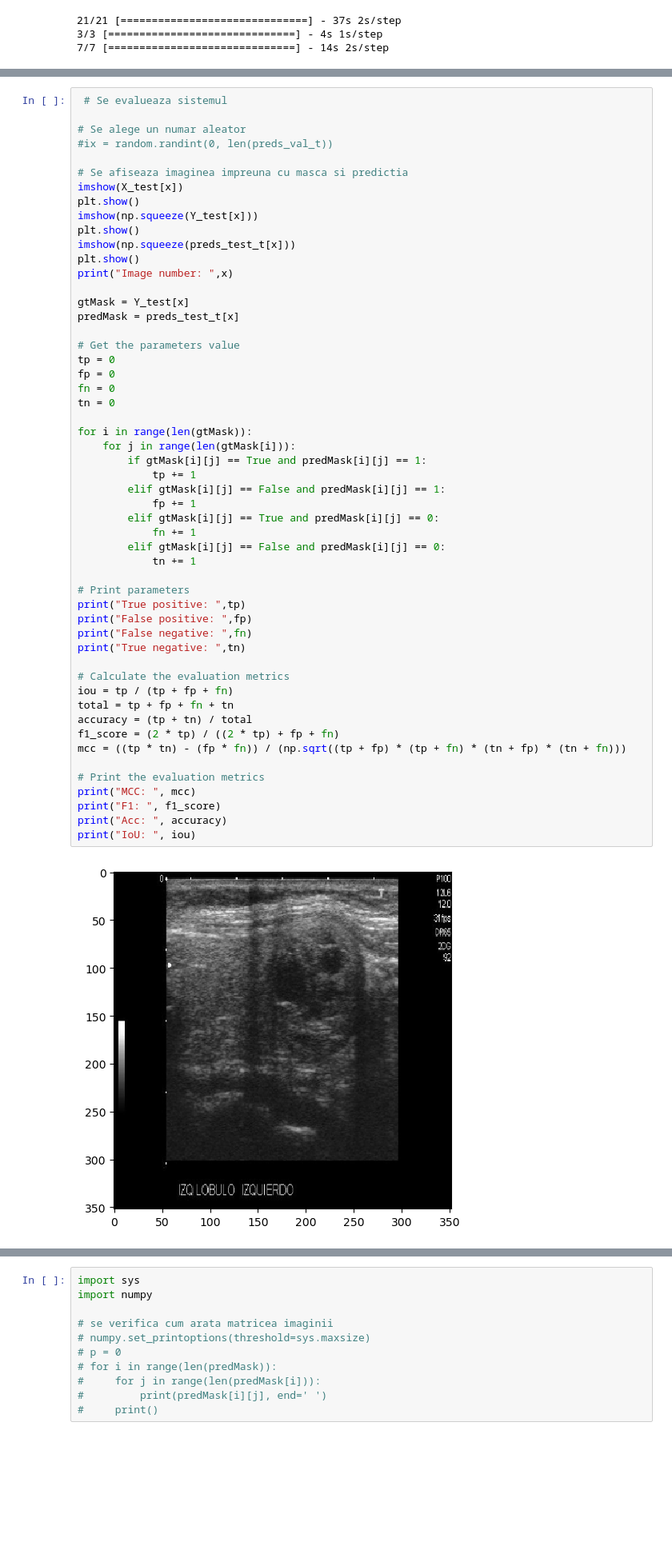
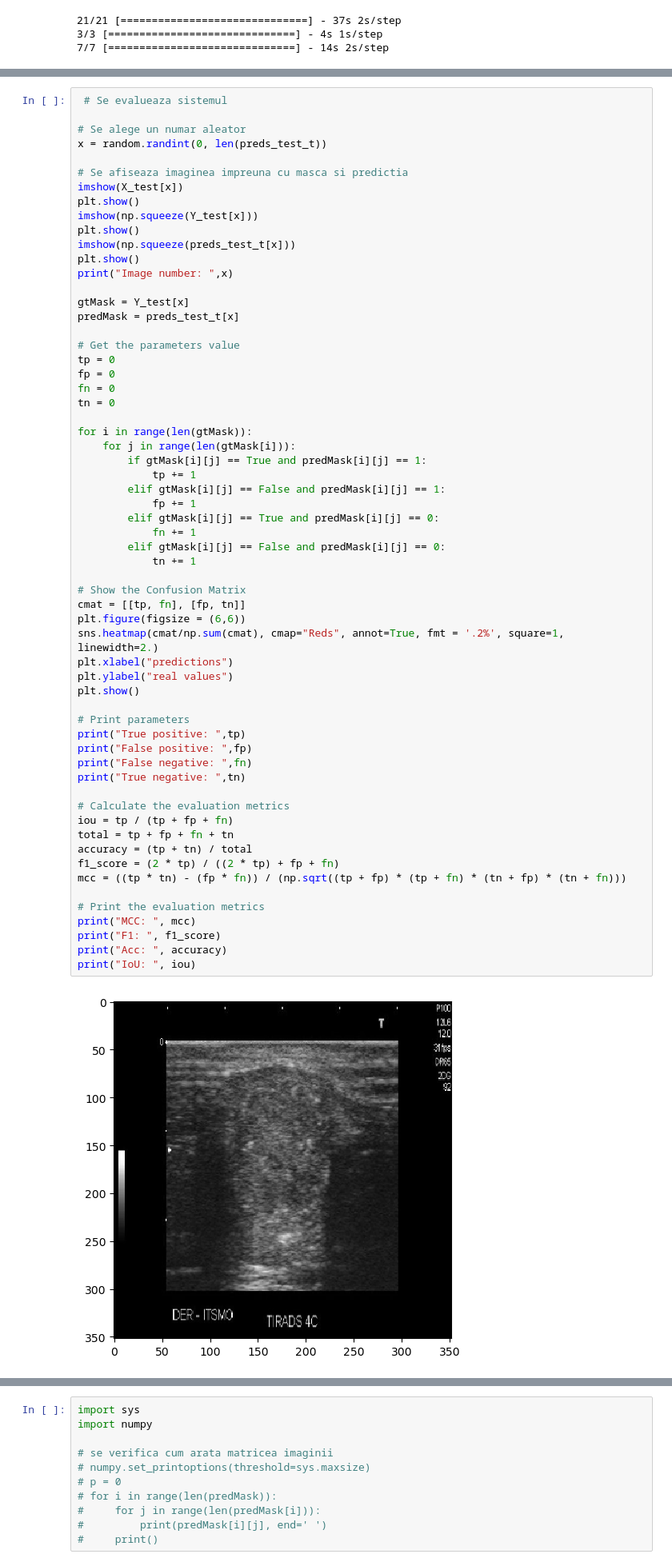
Before and after one commit to LaraTaras/Disertatie_, a Jupyter notebook: jupyternotebook/Unet Model.ipynb, the cells around one changed output, grey strips where cells are left out. Shown at 80% size. Saved outputs shown, nothing was run; the diff lists cells and outputs as text; blank space fills up the shorter version.

```diff
--- a/jupyternotebook/Unet Model.ipynb
+++ b/jupyternotebook/Unet Model.ipynb
@@ -243,7 +243,7 @@ Image number:  95
  # Se evalueaza sistemul
 
 # Se alege un numar aleator
-#ix = random.randint(0, len(preds_val_t))
+x = random.randint(0, len(preds_test_t))
 
 # Se afiseaza imaginea impreuna cu masca si predictia
 imshow(X_test[x])
@@ -266,31 +266,39 @@ tn = 0
 for i in range(len(gtMask)):
     for j in range(len(gtMask[i])):
         if gtMask[i][j] == True and predMask[i][j] == 1:
             tp += 1
         elif gtMask[i][j] == False and predMask[i][j] == 1:
             fp += 1
         elif gtMask[i][j] == True and predMask[i][j] == 0:
             fn += 1
         elif gtMask[i][j] == False and predMask[i][j] == 0:
             tn += 1
 
+# Show the Confusion Matrix
+cmat = [[tp, fn], [fp, tn]]
+plt.figure(figsize = (6,6))
+sns.heatmap(cmat/np.sum(cmat), cmap="Reds", annot=True, fmt = '.2%', square=1,   linewidth=2.)
+plt.xlabel("predictions")
+plt.ylabel("real values")
+plt.show()
+
 # Print parameters
 print("True positive: ",tp)
 print("False positive: ",fp)
 print("False negative: ",fn)
 print("True negative: ",tn)
 
 # Calculate the evaluation metrics
 iou = tp / (tp + fp + fn)
 total = tp + fp + fn + tn
 accuracy = (tp + tn) / total
 f1_score = (2 * tp) / ((2 * tp) + fp + fn)
 mcc = ((tp * tn) - (fp * fn)) / (np.sqrt((tp + fp) * (tp + fn) * (tn + fp) * (tn + fn)))
 
 # Print the evaluation metrics
 print("MCC: ", mcc)
 print("F1: ", f1_score)
 print("Acc: ", accuracy)
 print("IoU: ", iou)
 # %% [output]
-[figure, old version]
+[figure, new version]
```
Also changed, not shown: parts of 4 cells of this notebook.
